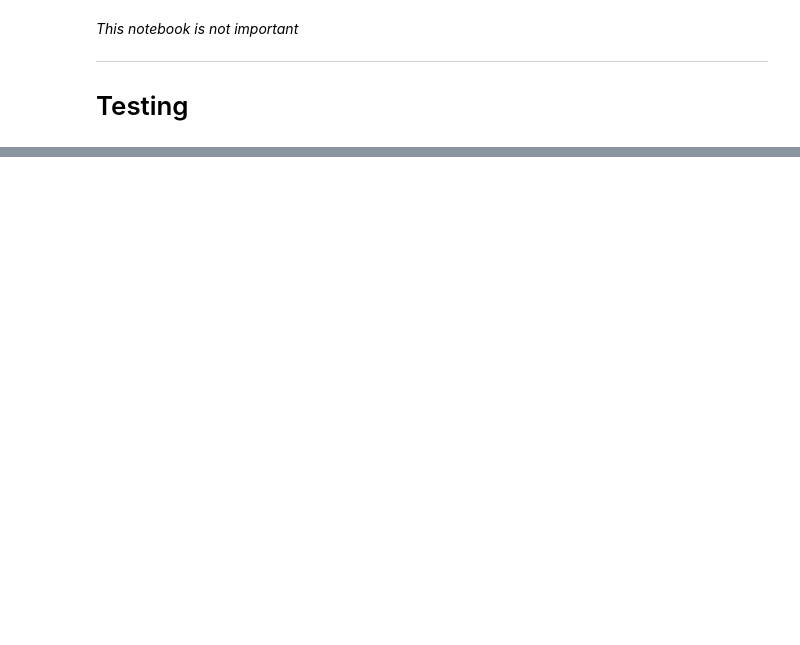
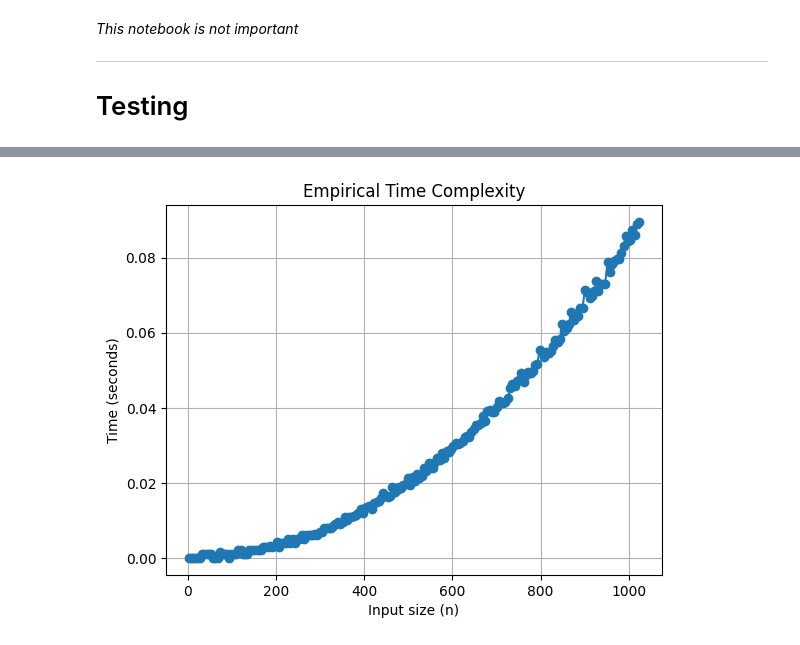
Before and after one commit to panther1427/Bachelorprojekt, a Jupyter notebook: test.ipynb, the cells around one changed output, grey strips where cells are left out. Saved outputs shown, nothing was run; the diff lists cells and outputs as text; code cells hidden in the pictures; blank space fills up the shorter version.

```diff
--- a/test.ipynb
+++ b/test.ipynb
@@ -34,0 +66,16 @@ array([[-0.26358339, -1.12793777, -0.03237564],
+# %%
+def corr_func(x):
+    corr = np.corrcoef(x.T).flatten()
+    return np.sort(corr)
+
+execution_times_corr = time_function(corr_func, input_sizes)
+
+# Plotting
+plt.plot(input_sizes, execution_times_corr, marker='o')
+plt.xlabel('Input size (n)')
+plt.ylabel('Time (seconds)')
+plt.title('Empirical Time Complexity')
+plt.grid(True)
+plt.show()
+# %% [output]
+[figure, added]
```
Also changed, not shown: parts of 6 cells of this notebook, 6 other files.
